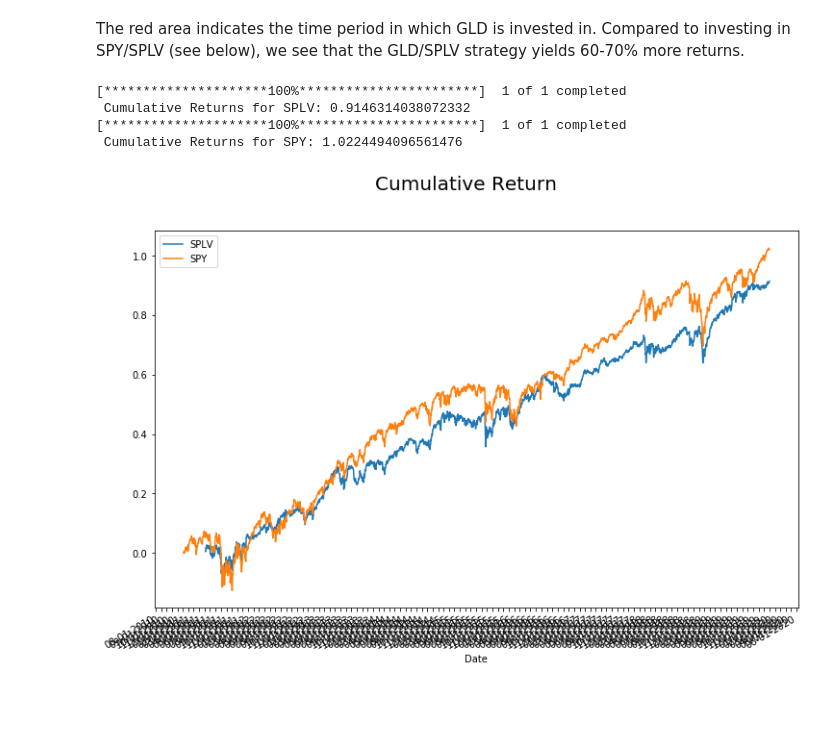
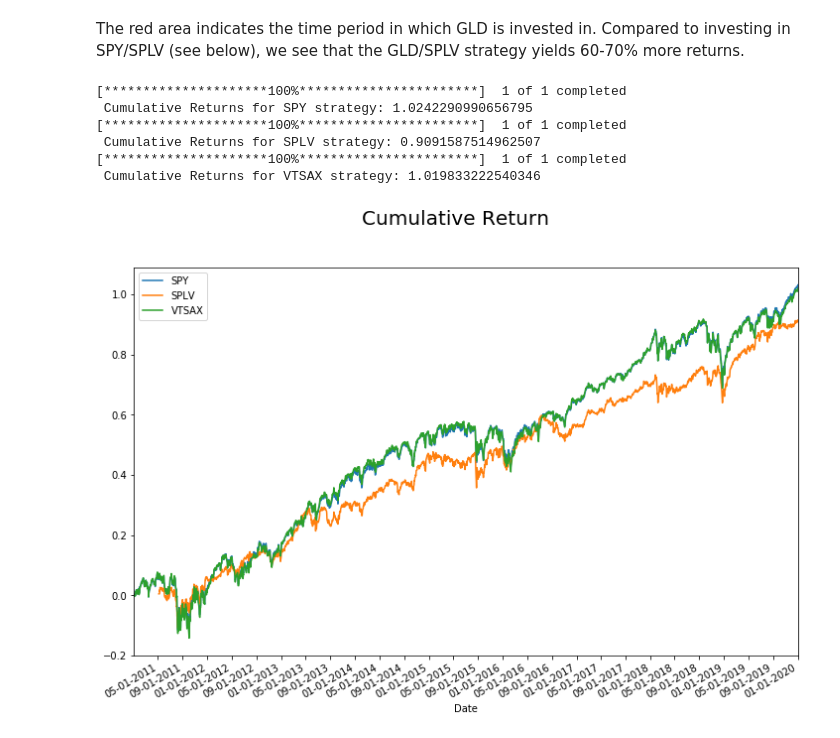
Before and after one commit to angelotc/Decomposition-of-Retail-Companies, a Jupyter notebook: Cumulative Returns Analysis.ipynb, the cells around one changed output. Cells and saved outputs as stored; diff of their text form; code cells hidden in the pictures; blank space fills up the shorter version.

Commit message:
clean up cumulative_return_strategy

```diff
--- a/Cumulative Returns Analysis.ipynb
+++ b/Cumulative Returns Analysis.ipynb
@@ -321,11 +298,36 @@ See the caveats in the documentation: http://pandas.pydata.org/pandas-docs/stabl
 [figure]
 # %% [markdown]
 The red area indicates the time period in which GLD is invested in. Compared to investing in SPY/SPLV (see below), we see that the GLD/SPLV strategy yields 60-70% more returns.
-# %%
-cumulative_return(2011, 2019 ,["SPLV","SPY"])
-# %% [output]
-[*********************100%***********************]  1 of 1 completed
- Cumulative Returns for SPLV: 0.9146314038072332
-[*********************100%***********************]  1 of 1 completed
- Cumulative Returns for SPY: 1.0224494096561476
-[figure, removed]
+# %%
+def cumulative_return_adjusted(start_year: int, end_year:int, tickers_str:[str]):
+    import matplotlib.pyplot as plt
+    from matplotlib.dates import DateFormatter
+    import matplotlib.dates as mdates
+    %matplotlib inline
+    fig, ax = plt.subplots(figsize=(12, 8))
+    ax.xaxis.set_major_locator(mdates.MonthLocator(interval=4))
+    ax.xaxis.set_major_formatter(DateFormatter("%m-%d-%Y"))
+    start_year, end_year = str(start_year), str(end_year)
+    for ticker in tickers_str:
+        start_date,end_date = start_year + "-01-01", str(int(end_year)+1) + "-01-31"
+        data = yf.download(ticker , start = start_date , end = end_date)
+        dividends = pd.DataFrame(yf.Ticker(ticker).dividends)
+        data['Daily_return']=data['Close']/data['Close'].shift(1)-1
+        data['Daily_return_pct'] = data['Close'].pct_change(1)
+        data['Daily_return_log'] = np.log(data['Close']/data['Close'].shift(1))
+        # Cumulative Returns
+        data[ ticker] = np.cumsum(data['Daily_return'])
+        data[ ticker][1:].plot() # skip first line\
+        print(" Cumulative Returns for {} strategy: {} ".format(ticker,data[ticker][-1]))
+    plt.legend()
+    plt.suptitle('Cumulative Return', fontsize=20)
+
+cumulative_return_adjusted(2011,2019,["SPY","SPLV", "VTSAX"])
+# %% [output]
+[*********************100%***********************]  1 of 1 completed
+ Cumulative Returns for SPY strategy: 1.0242290990656795
+[*********************100%***********************]  1 of 1 completed
+ Cumulative Returns for SPLV strategy: 0.9091587514962507
+[*********************100%***********************]  1 of 1 completed
+ Cumulative Returns for VTSAX strategy: 1.019833222540346
+[figure, added]
```
Also changed, not shown: parts of 3 cells of this notebook.
